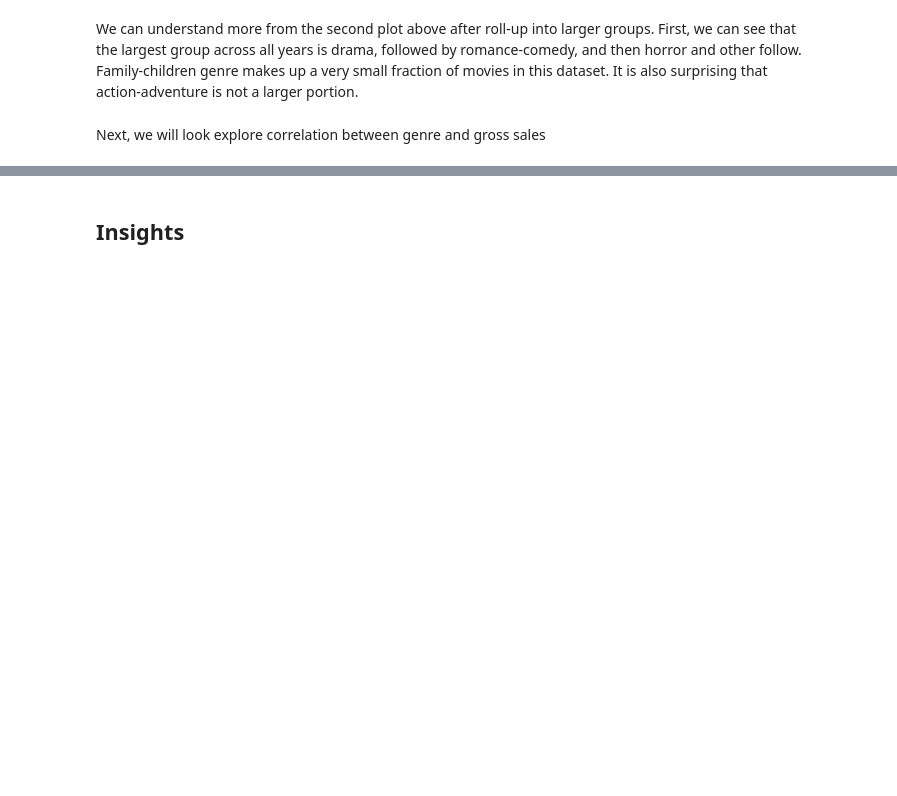
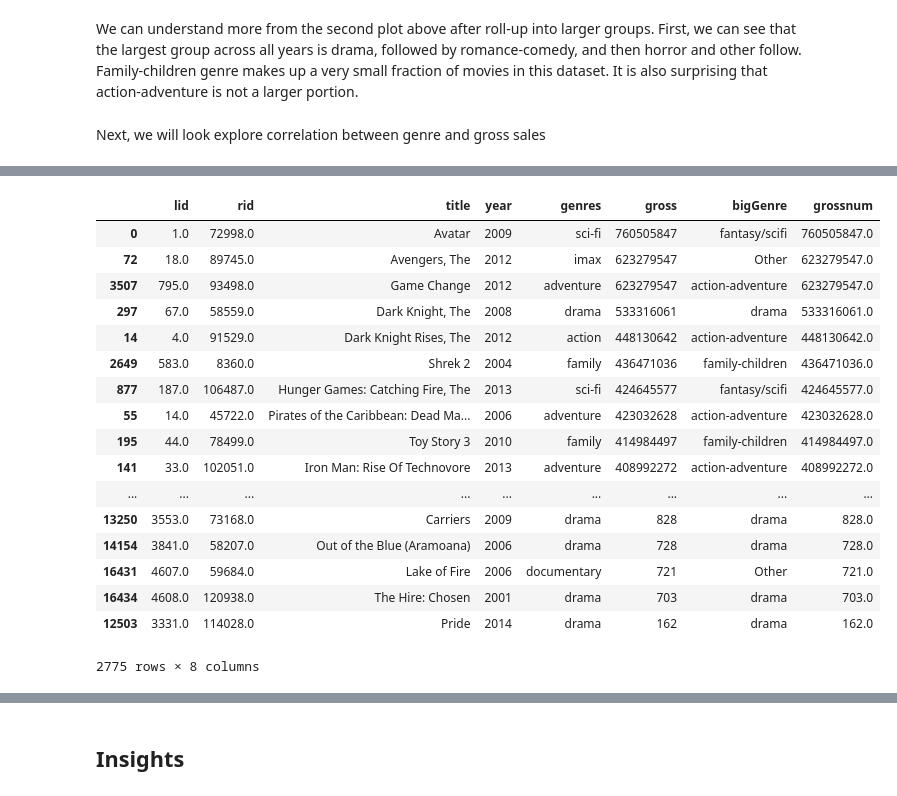
Before and after one commit to mkamenet3/DataScienceProject838, a Jupyter notebook: stage5/CODE/Analysis.ipynb, the cells around one changed output, grey strips where cells are left out. Saved outputs shown, nothing was run; the diff lists cells and outputs as text; code cells hidden in the pictures; blank space fills up the shorter version.

```diff
--- a/stage5/CODE/Analysis.ipynb
+++ b/stage5/CODE/Analysis.ipynb
@@ -336,0 +342,21 @@ subdf.head()
+# %%
+dfuni.sort_values(by="grossnum", ascending=False)
+# %% [output]
+|  | lid | rid | title | year | genres | gross | bigGenre | grossnum |
+| 0 | 1.0 | 72998.0 | Avatar | 2009 | sci-fi | 760505847 | fantasy/scifi | 760505847.0 |
+| 72 | 18.0 | 89745.0 | Avengers, The | 2012 | imax | 623279547 | Other | 623279547.0 |
+| 3507 | 795.0 | 93498.0 | Game Change | 2012 | adventure | 623279547 | action-adventure | 623279547.0 |
+| 297 | 67.0 | 58559.0 | Dark Knight, The | 2008 | drama | 533316061 | drama | 533316061.0 |
+| 14 | 4.0 | 91529.0 | Dark Knight Rises, The | 2012 | action | 448130642 | action-adventure | 448130642.0 |
+| 2649 | 583.0 | 8360.0 | Shrek 2 | 2004 | family | 436471036 | family-children | 436471036.0 |
+| 877 | 187.0 | 106487.0 | Hunger Games: Catching Fire, The | 2013 | sci-fi | 424645577 | fantasy/scifi | 424645577.0 |
+| 55 | 14.0 | 45722.0 | Pirates of the Caribbean: Dead Ma... | 2006 | adventure | 423032628 | action-adventure | 423032628.0 |
+| 195 | 44.0 | 78499.0 | Toy Story 3 | 2010 | family | 414984497 | family-children | 414984497.0 |
+| 141 | 33.0 | 102051.0 | Iron Man: Rise Of Technovore | 2013 | adventure | 408992272 | action-adventure | 408992272.0 |
+| ... | ... | ... | ... | ... | ... | ... | ... | ... |
+| 13250 | 3553.0 | 73168.0 | Carriers | 2009 | drama | 828 | drama | 828.0 |
+| 14154 | 3841.0 | 58207.0 | Out of the Blue (Aramoana) | 2006 | drama | 728 | drama | 728.0 |
+| 16431 | 4607.0 | 59684.0 | Lake of Fire | 2006 | documentary | 721 | Other | 721.0 |
+| 16434 | 4608.0 | 120938.0 | The Hire: Chosen | 2001 | drama | 703 | drama | 703.0 |
+| 12503 | 3331.0 | 114028.0 | Pride | 2014 | drama | 162 | drama | 162.0 |
+2775 rows × 8 columns
```
Also changed, not shown: parts of 25 cells of this notebook.
